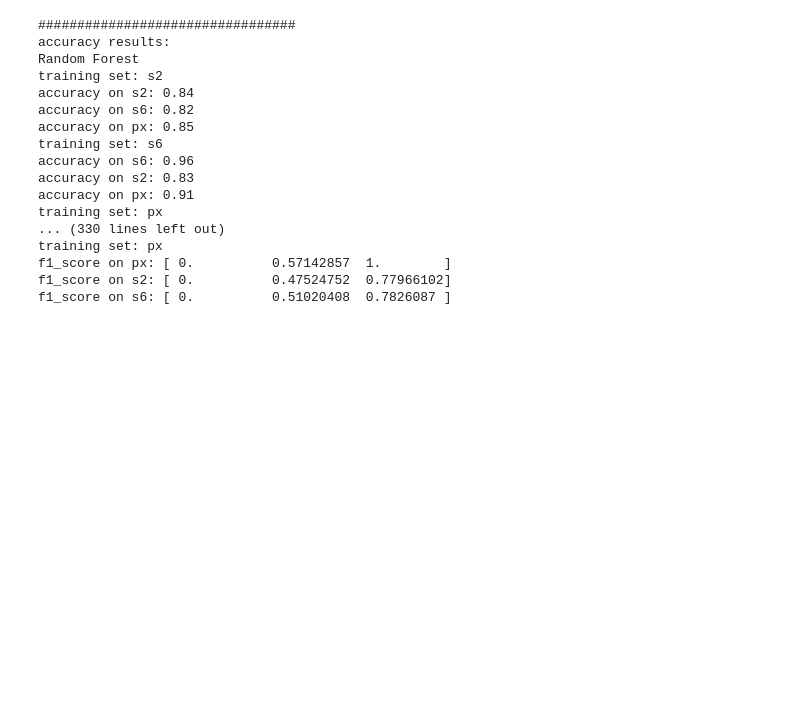
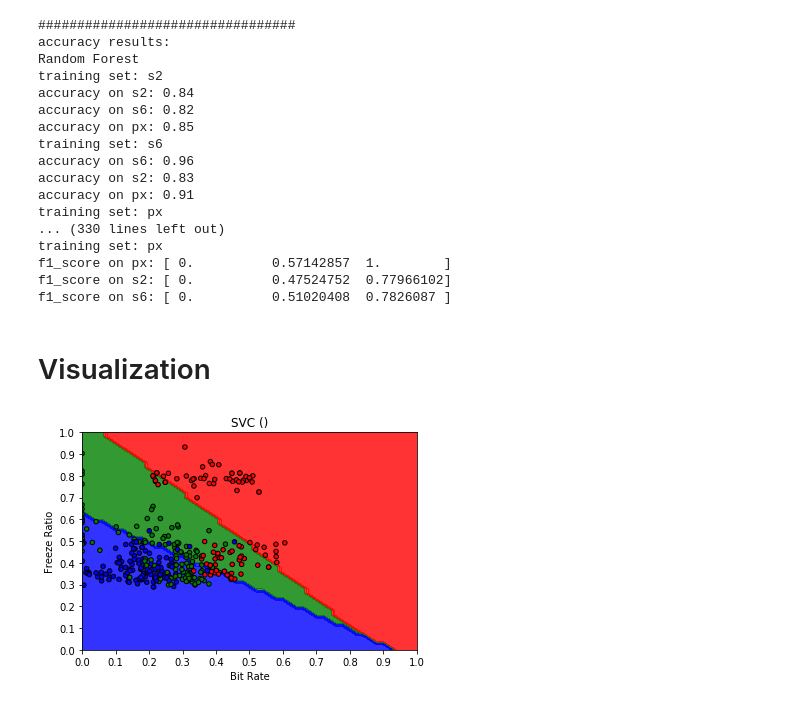
Before and after one commit to SINR-Group/VQA-Deep-Learning, a Jupyter notebook: scripts/CSE523-524.ipynb, the cells around one changed output. Cells and saved outputs as stored; diff of their text form; code cells hidden in the pictures; blank space fills up the shorter version.

Commit message:
added SVC visualization

```diff
--- a/scripts/CSE523-524.ipynb
+++ b/scripts/CSE523-524.ipynb
@@ -272,3 +273,35 @@ training set: px
 f1_score on px: [ 0.          0.57142857  1.        ]
 f1_score on s2: [ 0.          0.47524752  0.77966102]
 f1_score on s6: [ 0.          0.51020408  0.7826087 ]
+# %% [markdown]
+# Visualization
+# %%
+def make_meshgrid(x, y, h=.02):
+    x_min, x_max = x.min() - 1, x.max() + 1
+    y_min, y_max = y.min() - 1, y.max() + 1
+    xx, yy = np.meshgrid(np.arange(x_min, x_max, h), np.arange(y_min, y_max, h))
+    return xx, yy
+
+def plot_contours(clf, xx, yy, **params):
+    Z = clf.predict(np.c_[xx.ravel(), yy.ravel()])
+    Z = Z.reshape(xx.shape)
+    out = plt.contourf(xx, yy, Z, **params)
+    return out
+# %%
+colors = ['red', 'green', 'blue']
+cmap = mpl.colors.ListedColormap(colors)
+rg = np.arange(0, 1.01, 0.01)
+x1, x2, lb = np.array(df_all['BitRate']), np.array(df_all['FreezeRatio']), np.array(df_all['Quality'])
+xx1, xx2 = make_meshgrid(rg, rg)
+plot_contours(best_classifiers['SVM'], xx1, xx2, cmap=cmap, alpha=0.8)
+plt.scatter(x1, x2, c = lb, cmap=cmap, s=20, edgecolors='k')
+plt.xlim(rg.min(), rg.max())
+plt.ylim(rg.min(), rg.max())
+plt.xlabel('Bit Rate')
+plt.ylabel('Freeze Ratio')
+plt.xticks(np.arange(0, 1.1, 0.1))
+plt.yticks(np.arange(0, 1.1, 0.1))
+plt.title('SVC ()')
+plt.show()
+# %% [output]
+[figure, added]
```
Also changed, not shown: parts of 1 cell of this notebook.
